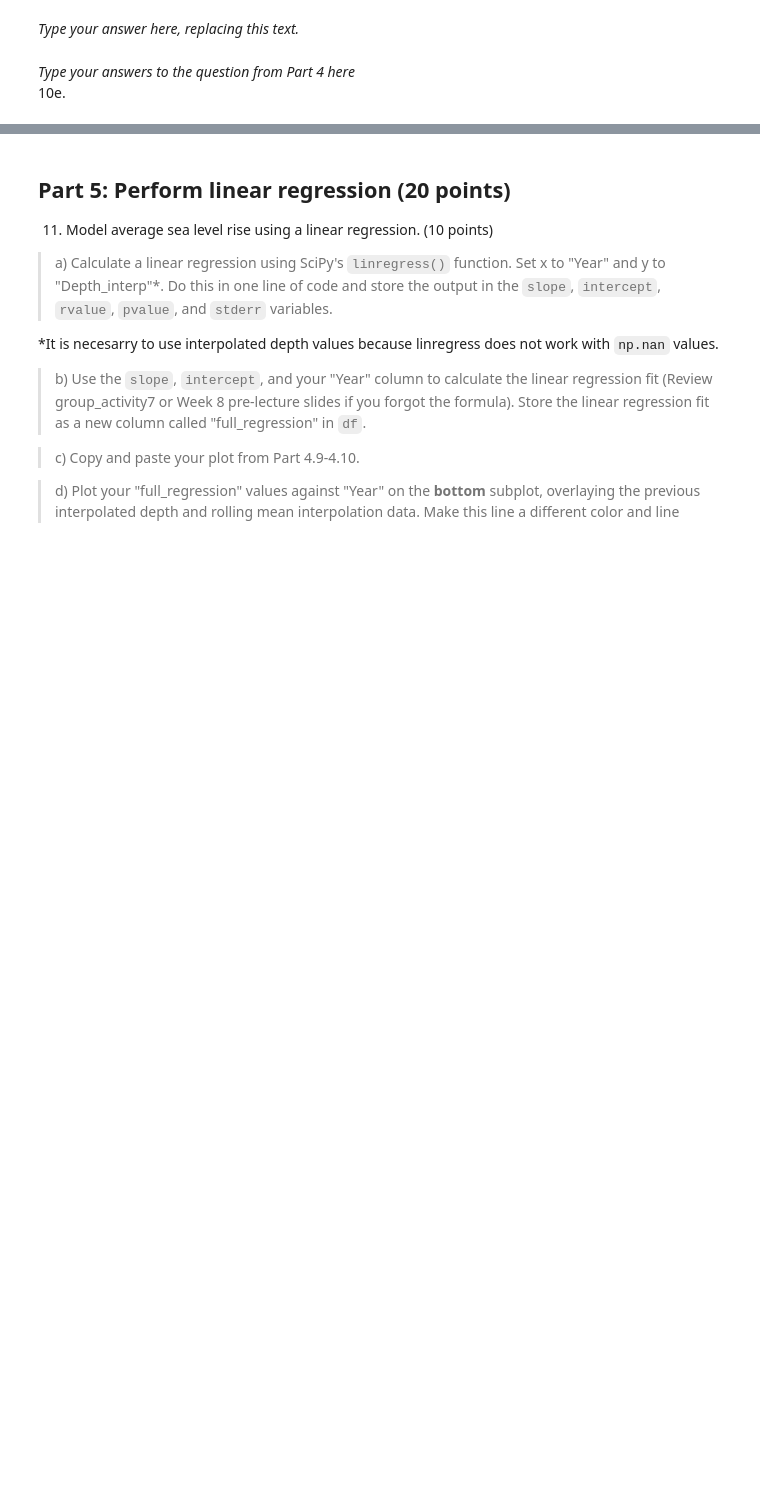
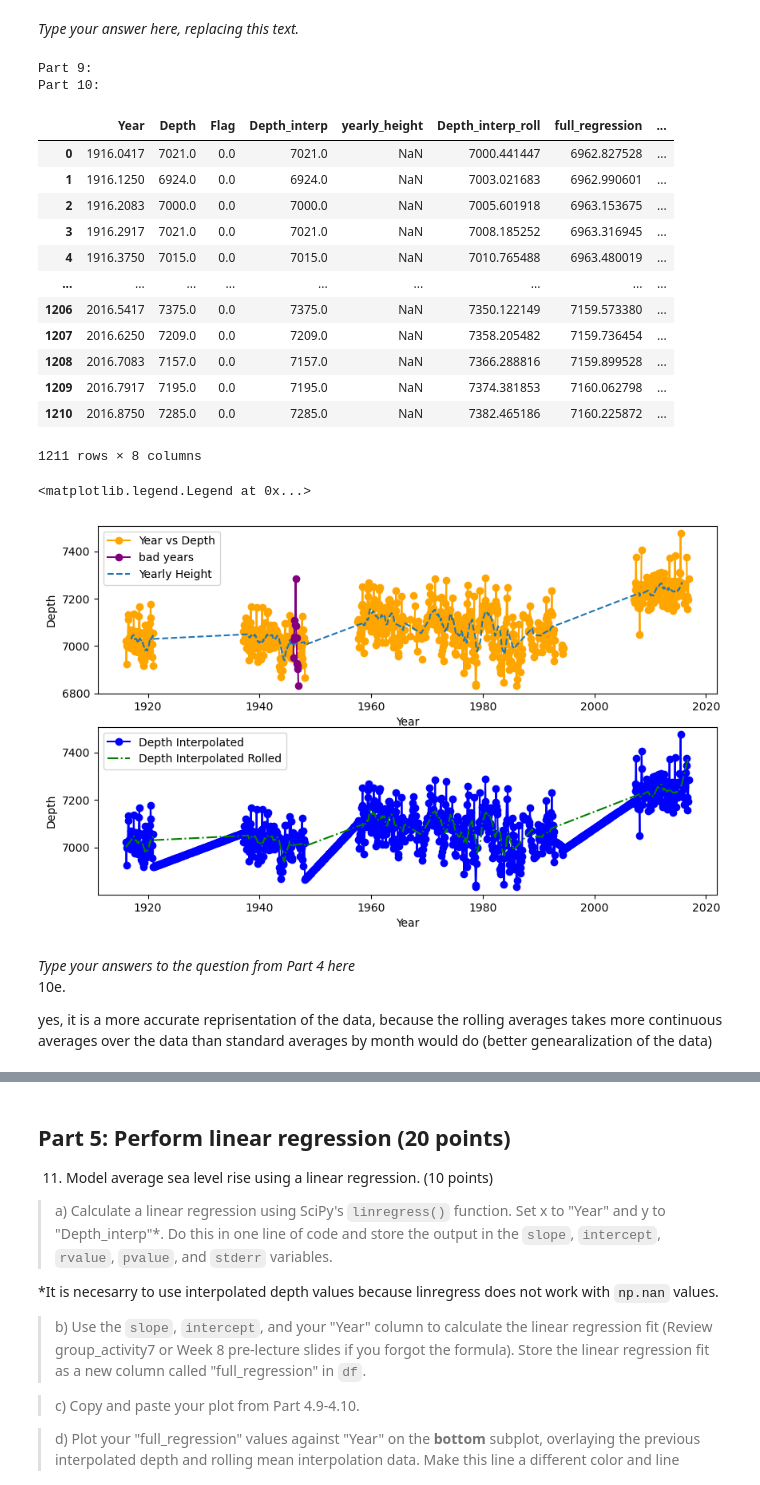
Before and after one commit to Dcord1212/Homework-4, a Jupyter notebook: HW4.ipynb, the cells around one changed output, grey strips where cells are left out. Cells and saved outputs as stored; diff of their text form; code cells hidden in the pictures; blank space fills up the shorter version.

```diff
--- a/HW4.ipynb
+++ b/HW4.ipynb
@@ -274,27 +368,59 @@ _Type your answer here, replacing this text._
 # %%
 print('Part 9: ')
 # Use pandas .rolling to get yearly averages of sea level and store in a new column called 'yearly_height'
-...
-
+y_h = df['Depth'].rolling(window=12).mean()
+#print(y_h)
+df['yearly_height']=y_h
 print('Part 10: ')
 # find the indices where df["yearly_height"] is not null and store here
-rolling_inds = ...
+rolling_inds = np.where(df['yearly_height'].notnull())
 # linearly interpolate missing data
-func = ...
+xx = df.loc[rolling_inds,'Year'] #again, setting variables helps me process information in my brain
+yy=df.loc[rolling_inds,'yearly_height']
+func = interpolate.interp1d(xx,yy, kind = 'linear',bounds_error=False, fill_value="extrapolate")
 # make new "Depth_interp_roll" column in df here
-...
+df['Depth_interp_roll'] = func(df['Year'])
 # display your df dataframe here
-...
-
+display(df)
+Year = df['Year']
 ## plot figure with yearly interpolated depth and rolling interpolated depth
 # copy and paste code from part 8)
-...
+fig, axs = plt.subplots(figsize = (10,6), nrows=2, sharex = False)
 # plot Year vs. yearly_height in top subplot
-...
+axs[0].plot(Year, depth_mm, marker ='o', color ='orange', label = 'Year vs Depth')
+axs[0].plot(badyears, baddepths, marker='o', color ='purple', label = 'bad years')
+axs[0].plot(xx,yy, linestyle = '--', label = 'Yearly Height')
+axs[0].set_xlabel('Year')
+axs[0].set_ylabel('Depth')
+axs[0].legend()
 # plot Year vs. Depth_interp_roll in bottom subplot
-...
+axs[1].plot(Year, df['Depth_interp'], marker ='o',color='blue', label = 'Depth Interpolated')
+axs[1].plot(Year, df['Depth_interp_roll'],color='green',linestyle = '-.', label = 'Depth Interpolated Rolled')
+axs[1].set_xlabel('Year')
+axs[1].set_ylabel('Depth')
+axs[1].legend()
+# %% [output]
+Part 9:
+Part 10:
+|  | Year | Depth | Flag | Depth_interp | yearly_height | Depth_interp_roll | full_regression | ... |
+| 0 | 1916.0417 | 7021.0 | 0.0 | 7021.0 | NaN | 7000.441447 | 6962.827528 | ... |
+| 1 | 1916.1250 | 6924.0 | 0.0 | 6924.0 | NaN | 7003.021683 | 6962.990601 | ... |
+| 2 | 1916.2083 | 7000.0 | 0.0 | 7000.0 | NaN | 7005.601918 | 6963.153675 | ... |
+| 3 | 1916.2917 | 7021.0 | 0.0 | 7021.0 | NaN | 7008.185252 | 6963.316945 | ... |
+| 4 | 1916.3750 | 7015.0 | 0.0 | 7015.0 | NaN | 7010.765488 | 6963.480019 | ... |
+| ... | ... | ... | ... | ... | ... | ... | ... | ... |
+| 1206 | 2016.5417 | 7375.0 | 0.0 | 7375.0 | NaN | 7350.122149 | 7159.573380 | ... |
+| 1207 | 2016.6250 | 7209.0 | 0.0 | 7209.0 | NaN | 7358.205482 | 7159.736454 | ... |
+| 1208 | 2016.7083 | 7157.0 | 0.0 | 7157.0 | NaN | 7366.288816 | 7159.899528 | ... |
+| 1209 | 2016.7917 | 7195.0 | 0.0 | 7195.0 | NaN | 7374.381853 | 7160.062798 | ... |
+| 1210 | 2016.8750 | 7285.0 | 0.0 | 7285.0 | NaN | 7382.465186 | 7160.225872 | ... |
+1211 rows × 8 columns
+<matplotlib.legend.Legend at 0x...>
+[figure, added]
-# %% [markdown]
-_Type your answers to the question from Part 4 here_ <br>
-10e.
+# %% [markdown]
+_Type your answers to the question from Part 4 here_ <br>
+10e.
+
+yes, it is a more accurate reprisentation of the data, because the rolling averages takes more continuous averages over the data than standard averages by month would do (better genearalization of the data)
 # %%
 grader.check("Question 1, Part 4")
```
Also changed, not shown: parts of 13 cells of this notebook, 2 other files.
